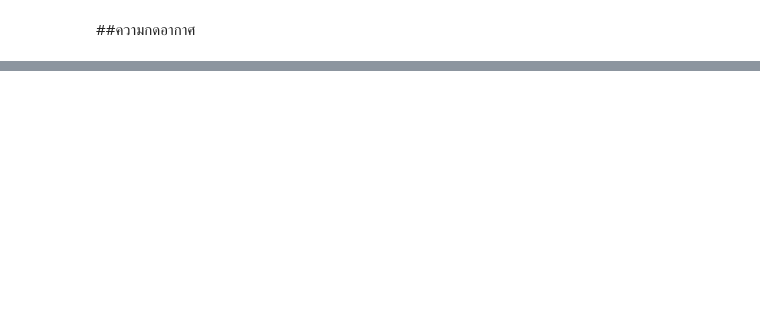
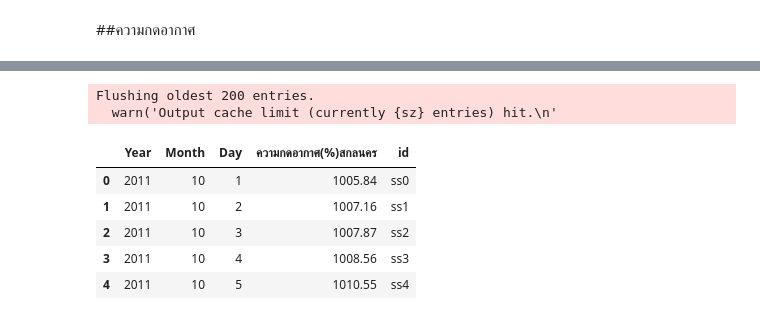
Before and after one commit to Ratchadakorn26/BSC_DPDM23, a Jupyter notebook: midterm_bscdpdm23.ipynb, the cells around one changed output, grey strips where cells are left out. Cells and saved outputs as stored; diff of their text form; code cells hidden in the pictures; blank space fills up the shorter version.

```diff
--- a/midterm_bscdpdm23.ipynb
+++ b/midterm_bscdpdm23.ipynb
@@ -1531,0 +1569,18 @@ KeyError: 'เดือนและปี'
+# %%
+#จังหวัดสกลนคร
+Ap_snk['Year'] = Ap_snk['เดือนและปี'].dt.year
+Ap_snk['Month'] = Ap_snk['เดือนและปี'].dt.month
+Ap_snk = Ap_snk.drop(['เดือนและปี','ค่าเฉลี่ย','สถานี'], axis =1)
+Ap_snk = Ap_snk.set_index(["Year",'Month']).iloc[:,1:34].stack().reset_index().rename(columns={0:'ความกดอากาศ(%)สกลนคร','level_2':'Day'})
+Ap_snk['id']=["ss{}".format(i) for i in range(len(Ap_snk['Month']))]
+# %%
+Ap_snk.head()
+# %% [output]
+Flushing oldest 200 entries.
+  warn('Output cache limit (currently {sz} entries) hit.\n'
+|  | Year | Month | Day | ความกดอากาศ(%)สกลนคร | id |
+| 0 | 2011 | 10 | 1 | 1005.84 | ss0 |
+| 1 | 2011 | 10 | 2 | 1007.16 | ss1 |
+| 2 | 2011 | 10 | 3 | 1007.87 | ss2 |
+| 3 | 2011 | 10 | 4 | 1008.56 | ss3 |
+| 4 | 2011 | 10 | 5 | 1010.55 | ss4 |
```
Also changed, not shown: parts of 95 cells of this notebook.
